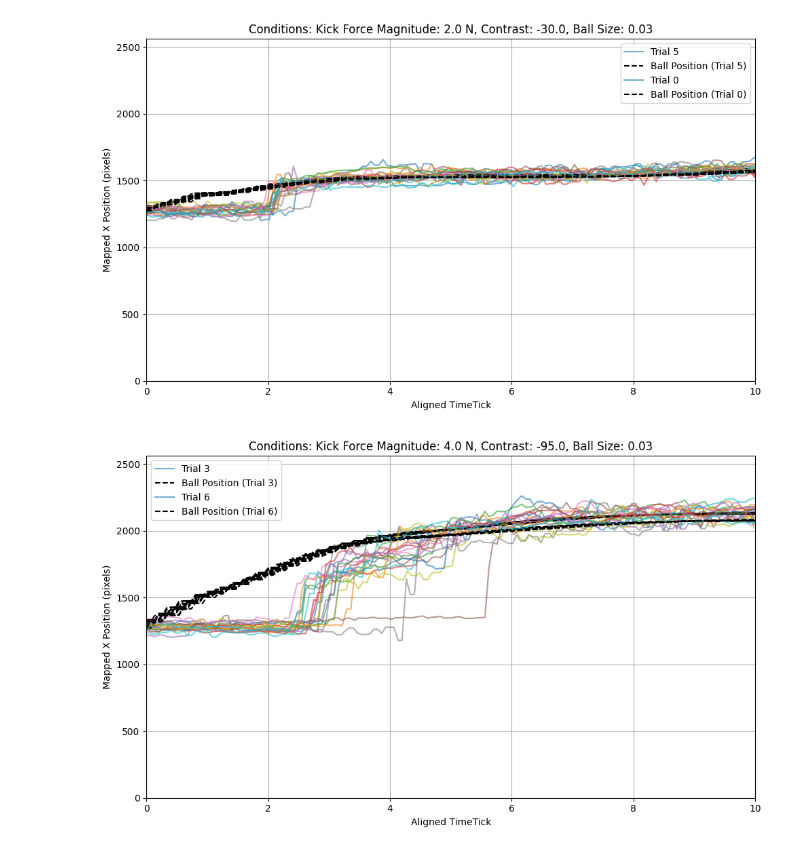
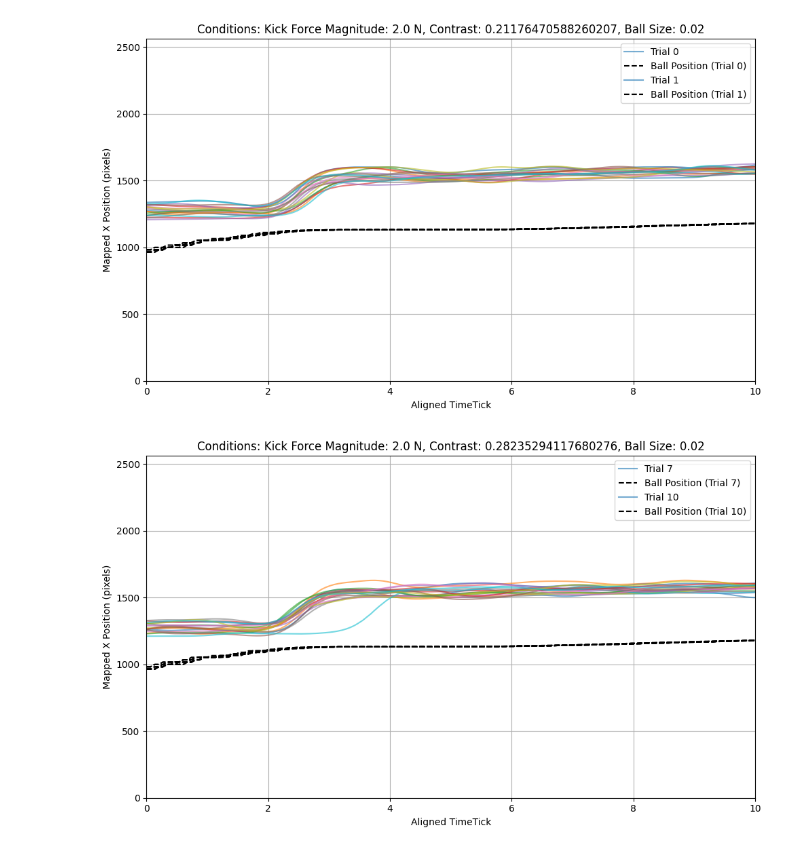
Before and after one commit to jennakangg/motiontrackingdatavis, a Jupyter notebook: EvalStudyProcessingSegments.ipynb, the cells around one changed output. Cells and saved outputs as stored; diff of their text form; code cells hidden in the pictures.

```diff
--- a/EvalStudyProcessingSegments.ipynb
+++ b/EvalStudyProcessingSegments.ipynb
@@ -10,10 +10,10 @@ def vel_filter(ang_vel_all):
     return scipy.signal.filtfilt(b, a, ang_vel_all)
 
 # Load data
-data = pd.read_csv('GazeDataEval/gaze_data_eval_soccer_jenna.csv', sep=',')
+data = pd.read_csv('GazeData/gaze_data_eval_soccer_jenna_0.csv', sep=',')
 
 # Load JSON file for trial details
-with open("trial_ids_eval/trials_soccer_pilot.json", "r") as f:
+with open("trial_ids_eval/trials_soccer_eval_jenna.json", "r") as f:
     trial_details = json.load(f)
 
 # Process segment JSON data
@@ -68,7 +68,6 @@ def map_camera_motion_and_kick_force(data_df, segment_df):
     return data_df
 
 data = map_camera_motion_and_kick_force(data, segment_df)
-print(data['ball_size'])
 
 # Screen parameters
 screen_width = 2560
@@ -87,41 +86,10 @@ data['RelativeTime'] = data.groupby('TrialNumber')['TimeTick'].transform(lambda
 data['MappedPogX'] = data['BestPogX'] * screen_width
 data['MappedPogY'] = screen_height - data['BestPogY'] * screen_height
 data[['BallX', 'BallY']] = data['ScreenBallPosition'].str.extract(r'\((\d+\.?\d*)\s(\d+\.?\d*)\)').astype(float)
-
 data = data[(data['BallX'] >= 0) & (data['BallY'] >= 0)]
 
-# Apply filter to each trial
 def apply_filter_per_trial(df, column_name, new_column_name):
     df[new_column_name] = df.groupby('TrialNumber')[column_name].transform(lambda x: vel_filter(x.fillna(0)))
     return df
-
-# data = apply_filter_per_trial(data, 'MappedPogX', 'FilteredPogX')
-# data = apply_filter_per_trial(data, 'MappedPogY', 'FilteredPogY')
-
-# Compute angular error
-# def compute_position_dependent_angular_error(df, screen_width, screen_height, screen_diagonal_size, distance_to_screen):
-#     diagonal_resolution = np.sqrt(screen_width**2 + screen_height**2)
-#     pixel_size = diagonal_resolution / screen_diagonal_size  # Pixels per inch
-#     distance_to_screen_pixels = distance_to_screen * pixel_size * 39.37  # Convert meters to inches
-
-#     screen_center_x = screen_width / 2
-#     screen_center_y = screen_height / 2
-
-#     df['PixelDistance'] = np.sqrt((df['FilteredPogX'] - df['BallX'])**2 + (df['FilteredPogY'] - df['BallY'])**2)
-#     df['TargetToCenterDistance'] = np.sqrt((df['BallX'] - screen_center_x)**2 + (df['BallY'] - screen_center_y)**2)
-#     df['DistanceToScreenAdjusted'] = np.sqrt(distance_to_screen_pixels**2 + df['TargetToCenterDistance']**2)
-#     df['AngularError'] = np.degrees(np.arctan(df['PixelDistance'] / df['DistanceToScreenAdjusted']))
-
-#     return df
-
-# data = compute_position_dependent_angular_error(data, screen_width, screen_height, screen_diagonal_size, distance_to_screen)
-
-# Discard trials with high angular error
-def discard_trials_with_high_angular_error(df, angular_error_threshold):
-    trials_to_discard = df[df['AngularError'] > angular_error_threshold]['TrialNumber'].unique()
-    return df[~df['TrialNumber'].isin(trials_to_discard)]
-
-# angular_error_threshold = 30.0
-# data = discard_trials_with_high_angular_error(data, angular_error_threshold)
-
-# print(data)
+data = apply_filter_per_trial(data, 'MappedPogX', 'MappedPogX')
+data = apply_filter_per_trial(data, 'MappedPogY', 'MappedPogY')
@@ -177,7 +132,7 @@ def plot_combined_trials(data, trial_details_df, contrast_threshold_column, time
             if kick_force_x < 0:
                 trial_data = trial_data.copy()
                 trial_data['MappedPogX'] = -trial_data['MappedPogX'] + screen_width
-                trial_data['BallX'] = -trial_data['BallX'] + screen_width
+                trial_data['BallX'] = -trial_data['BallX']
 
             # Plot data for each trial number within this group
             for trial_num in trial_data['TrialNumber'].unique():
@@ -232,2 +187,2 @@ plot_combined_trials(data, segment_df, contrast_threshold_column, time_passed_se
-[figure, old version]
+[figure, new version]
-[figure, old version]
+[figure, new version]
```
Also changed, not shown: parts of 2 cells of this notebook, 31 other files.
